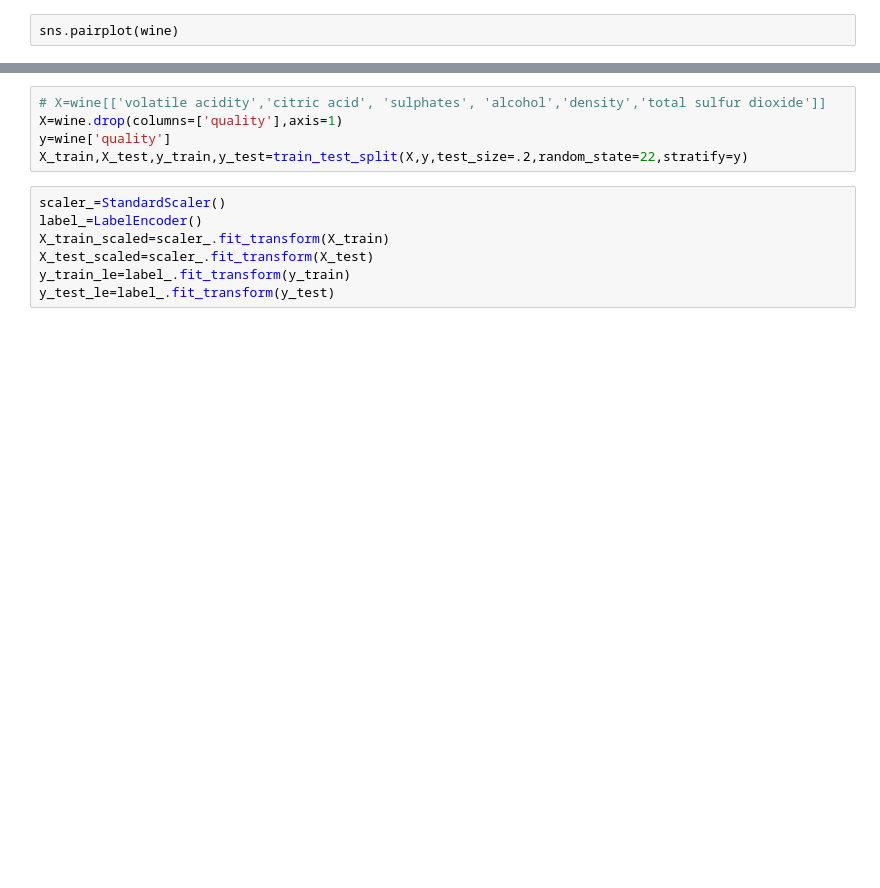
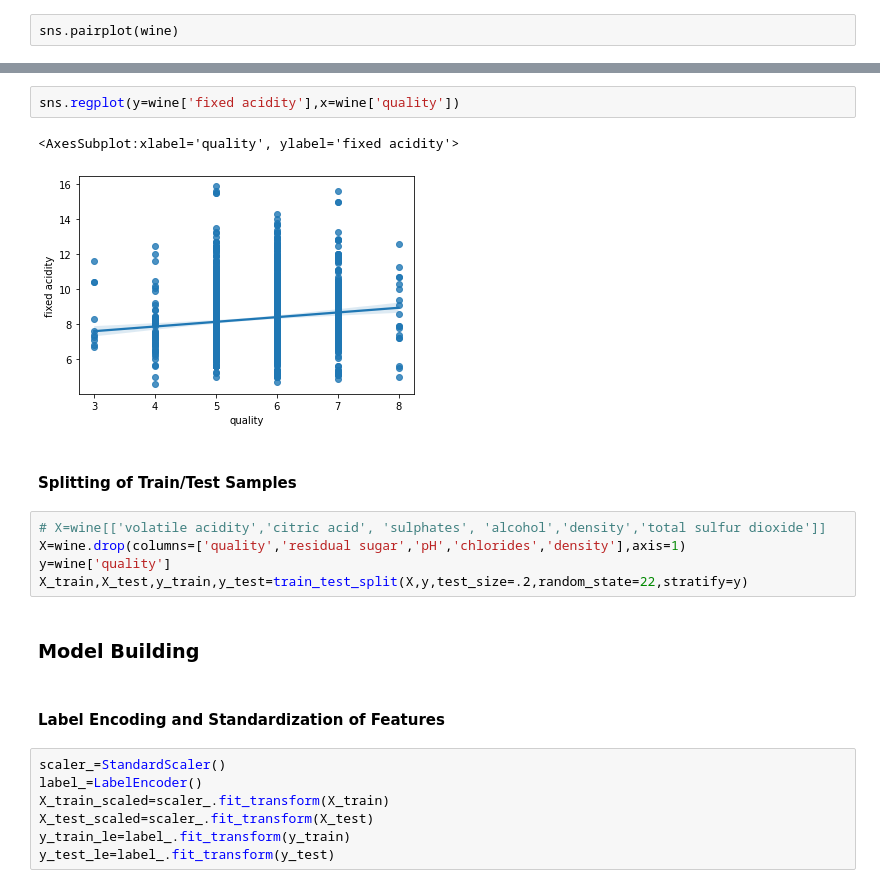
Before and after one commit to imabiodun/Red_Wine_Model, a Jupyter notebook: data wine exploration.ipynb, the cells around one changed output, grey strips where cells are left out. Saved outputs shown, nothing was run; the diff lists cells and outputs as text; blank space fills up the shorter version.

```diff
--- a/data wine exploration.ipynb
+++ b/data wine exploration.ipynb
@@ -67,8 +153,19 @@ plt.show()
+# %%
+sns.regplot(y=wine['fixed acidity'],x=wine['quality'])
+# %% [output]
+<AxesSubplot:xlabel='quality', ylabel='fixed acidity'>
+[figure, added]
+# %% [markdown]
+#### Splitting of Train/Test Samples
 # %%
 # X=wine[['volatile acidity','citric acid', 'sulphates', 'alcohol','density','total sulfur dioxide']]
-X=wine.drop(columns=['quality'],axis=1)
+X=wine.drop(columns=['quality','residual sugar','pH','chlorides','density'],axis=1)
 y=wine['quality']
 X_train,X_test,y_train,y_test=train_test_split(X,y,test_size=.2,random_state=22,stratify=y)
+# %% [markdown]
+### Model Building
+# %% [markdown]
+#### Label Encoding and Standardization of Features
 # %%
 scaler_=StandardScaler()
 label_=LabelEncoder()
```
Also changed, not shown: parts of 37 cells of this notebook.
